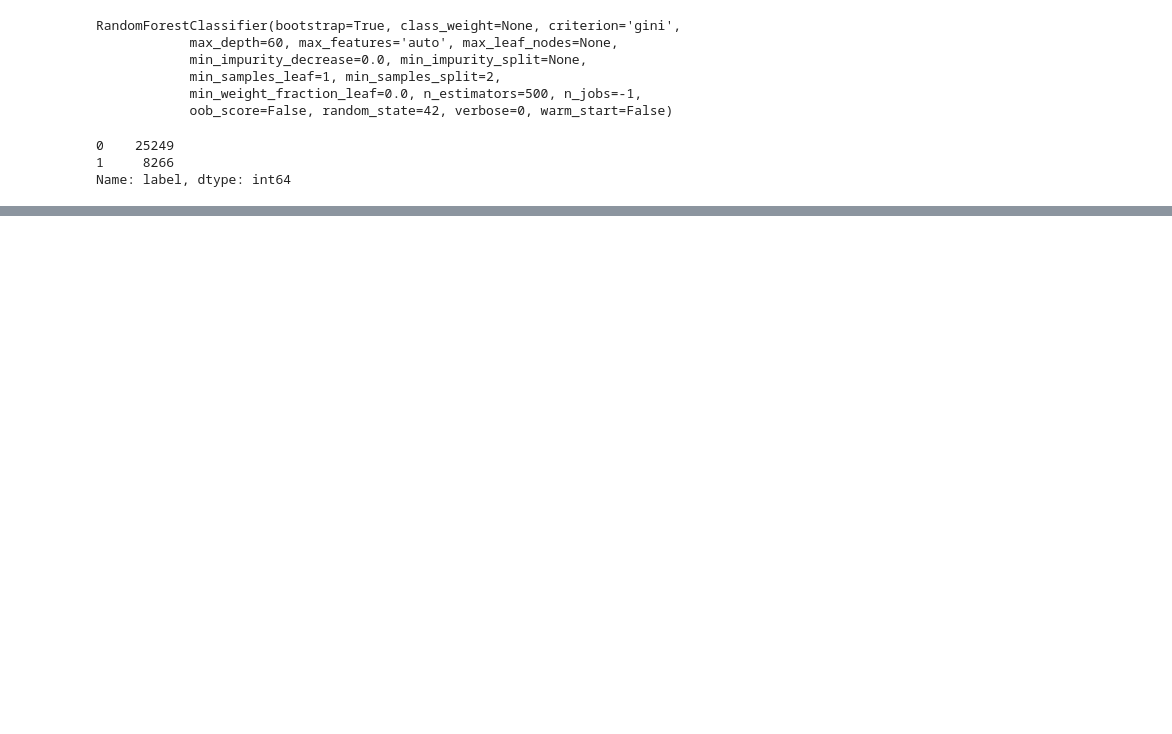
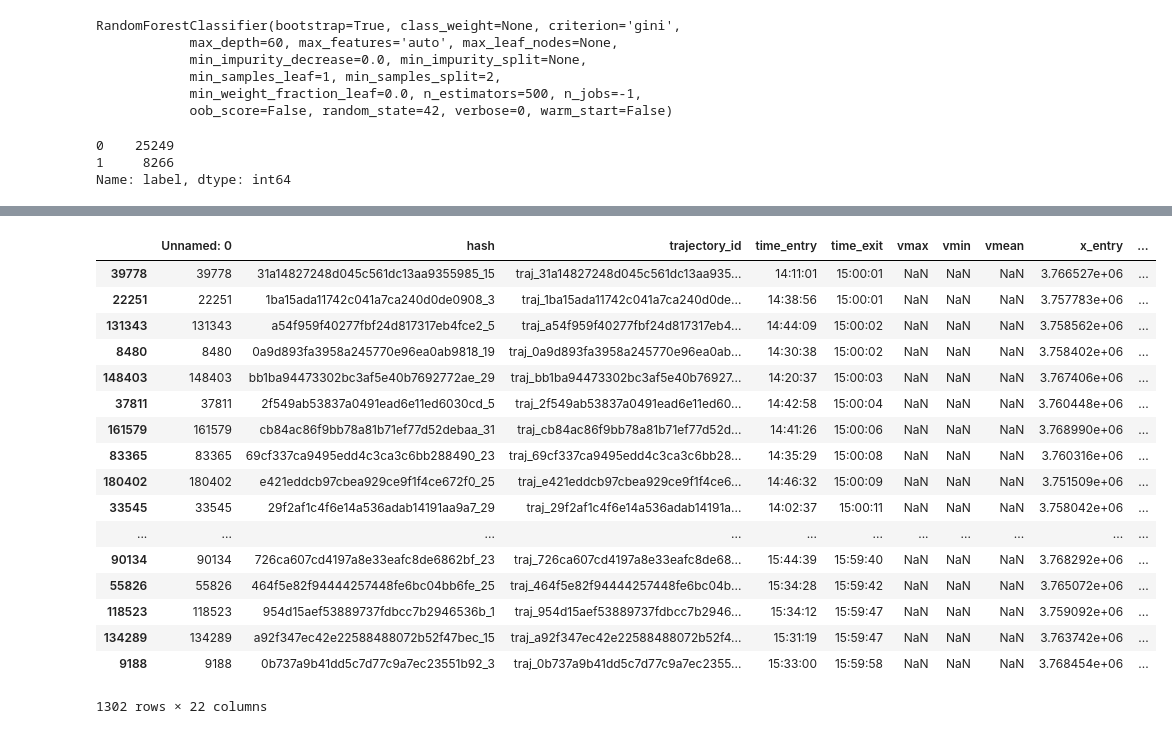
Before and after one commit to kaadnan/EY2019, a Jupyter notebook: ML.ipynb, the cells around one changed output, grey strips where cells are left out. Cells and saved outputs as stored; diff of their text form; code cells hidden in the pictures; blank space fills up the shorter version.

```diff
--- a/ML.ipynb
+++ b/ML.ipynb
@@ -286,0 +368,23 @@ x_test_df.sort_values('trajectory_id',ascending=True)[['trajectory_id','label']]
+# %%
+y = test_start_in_city[(test_start_in_city['duration'] != 0.0)&(test_start_in_city['label'] == 0)][['hash','duration','city_distance','hour']].hash.values
+# %%
+df_test.loc[df_test['hash'].isin(y)][df_test.x_exit.isnull()].sort_values('time_exit')
+# %% [output]
+|  | Unnamed: 0 | hash | trajectory_id | time_entry | time_exit | vmax | vmin | vmean | x_entry | ... |
+| 39778 | 39778 | 31a14827248d045c561dc13aa9355985_15 | traj_31a14827248d045c561dc13aa935... | 14:11:01 | 15:00:01 | NaN | NaN | NaN | 3.766527e+06 | ... |
+| 22251 | 22251 | 1ba15ada11742c041a7ca240d0de0908_3 | traj_1ba15ada11742c041a7ca240d0de... | 14:38:56 | 15:00:01 | NaN | NaN | NaN | 3.757783e+06 | ... |
+| 131343 | 131343 | a54f959f40277fbf24d817317eb4fce2_5 | traj_a54f959f40277fbf24d817317eb4... | 14:44:09 | 15:00:02 | NaN | NaN | NaN | 3.758562e+06 | ... |
+| 8480 | 8480 | 0a9d893fa3958a245770e96ea0ab9818_19 | traj_0a9d893fa3958a245770e96ea0ab... | 14:30:38 | 15:00:02 | NaN | NaN | NaN | 3.758402e+06 | ... |
+| 148403 | 148403 | bb1ba94473302bc3af5e40b7692772ae_29 | traj_bb1ba94473302bc3af5e40b76927... | 14:20:37 | 15:00:03 | NaN | NaN | NaN | 3.767406e+06 | ... |
+| 37811 | 37811 | 2f549ab53837a0491ead6e11ed6030cd_5 | traj_2f549ab53837a0491ead6e11ed60... | 14:42:58 | 15:00:04 | NaN | NaN | NaN | 3.760448e+06 | ... |
+| 161579 | 161579 | cb84ac86f9bb78a81b71ef77d52debaa_31 | traj_cb84ac86f9bb78a81b71ef77d52d... | 14:41:26 | 15:00:06 | NaN | NaN | NaN | 3.768990e+06 | ... |
+| 83365 | 83365 | 69cf337ca9495edd4c3ca3c6bb288490_23 | traj_69cf337ca9495edd4c3ca3c6bb28... | 14:35:29 | 15:00:08 | NaN | NaN | NaN | 3.760316e+06 | ... |
+| 180402 | 180402 | e421eddcb97cbea929ce9f1f4ce672f0_25 | traj_e421eddcb97cbea929ce9f1f4ce6... | 14:46:32 | 15:00:09 | NaN | NaN | NaN | 3.751509e+06 | ... |
+| 33545 | 33545 | 29f2af1c4f6e14a536adab14191aa9a7_29 | traj_29f2af1c4f6e14a536adab14191a... | 14:02:37 | 15:00:11 | NaN | NaN | NaN | 3.758042e+06 | ... |
+| ... | ... | ... | ... | ... | ... | ... | ... | ... | ... | ... |
+| 90134 | 90134 | 726ca607cd4197a8e33eafc8de6862bf_23 | traj_726ca607cd4197a8e33eafc8de68... | 15:44:39 | 15:59:40 | NaN | NaN | NaN | 3.768292e+06 | ... |
+| 55826 | 55826 | 464f5e82f94444257448fe6bc04bb6fe_25 | traj_464f5e82f94444257448fe6bc04b... | 15:34:28 | 15:59:42 | NaN | NaN | NaN | 3.765072e+06 | ... |
+| 118523 | 118523 | 954d15aef53889737fdbcc7b2946536b_1 | traj_954d15aef53889737fdbcc7b2946... | 15:34:12 | 15:59:47 | NaN | NaN | NaN | 3.759092e+06 | ... |
+| 134289 | 134289 | a92f347ec42e22588488072b52f47bec_15 | traj_a92f347ec42e22588488072b52f4... | 15:31:19 | 15:59:47 | NaN | NaN | NaN | 3.763742e+06 | ... |
+| 9188 | 9188 | 0b737a9b41dd5c7d77c9a7ec23551b92_3 | traj_0b737a9b41dd5c7d77c9a7ec2355... | 15:33:00 | 15:59:58 | NaN | NaN | NaN | 3.768454e+06 | ... |
+1302 rows × 22 columns
```
Also changed, not shown: parts of 20 cells of this notebook.
